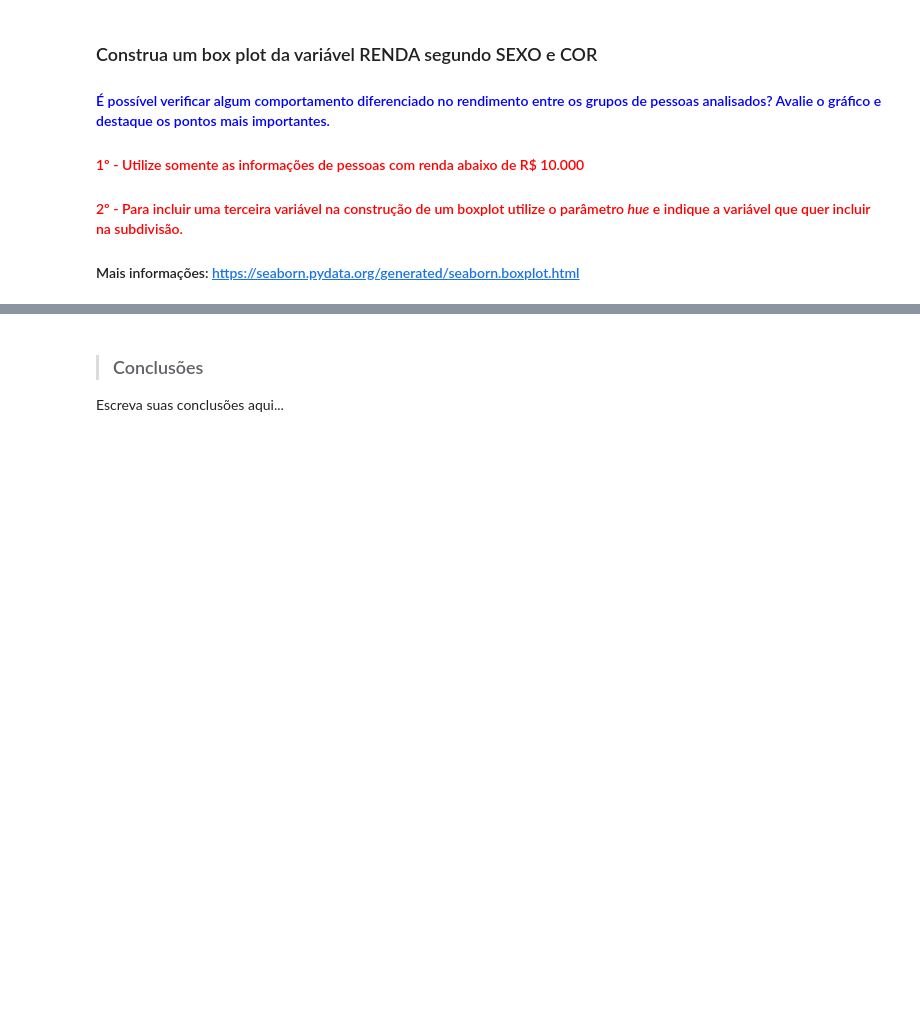
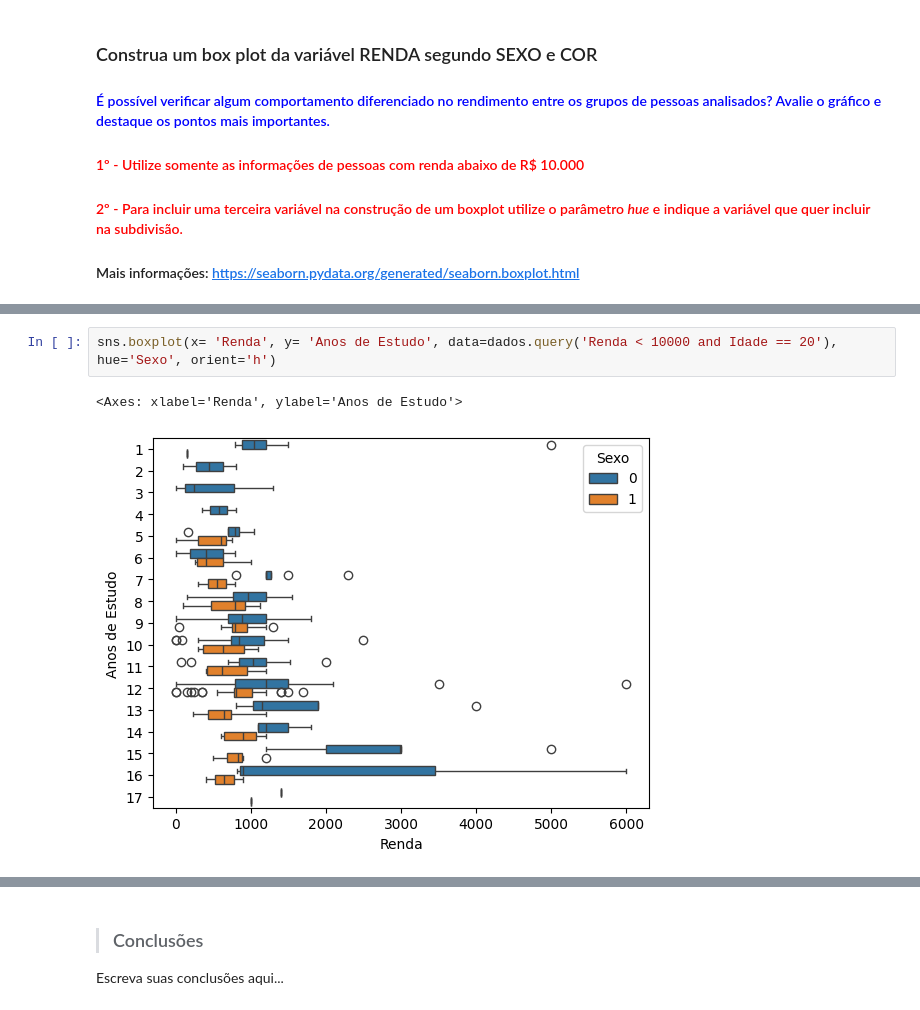
Before and after one commit to cauancalmeida/Data_Science_studies, a Jupyter notebook: Análise_Descritiva_Desafio.ipynb, the cells around one changed output, grey strips where cells are left out. Drawn from its saved outputs; the diff is of its cells as text; blank space fills up the shorter version.

```diff
--- a/Análise_Descritiva_Desafio.ipynb
+++ b/Análise_Descritiva_Desafio.ipynb
@@ -442,0 +500,5 @@ Vemos uma disperção muito grande para mulheres indígenas, ou seja, provavelme
+# %%
+sns.boxplot(x= 'Renda', y= 'Anos de Estudo', data=dados.query('Renda < 10000 and Idade == 20'), hue='Sexo', orient='h')
+# %% [output]
+<Axes: xlabel='Renda', ylabel='Anos de Estudo'>
+[figure, added]
```
Also changed, not shown: parts of 26 cells of this notebook.
